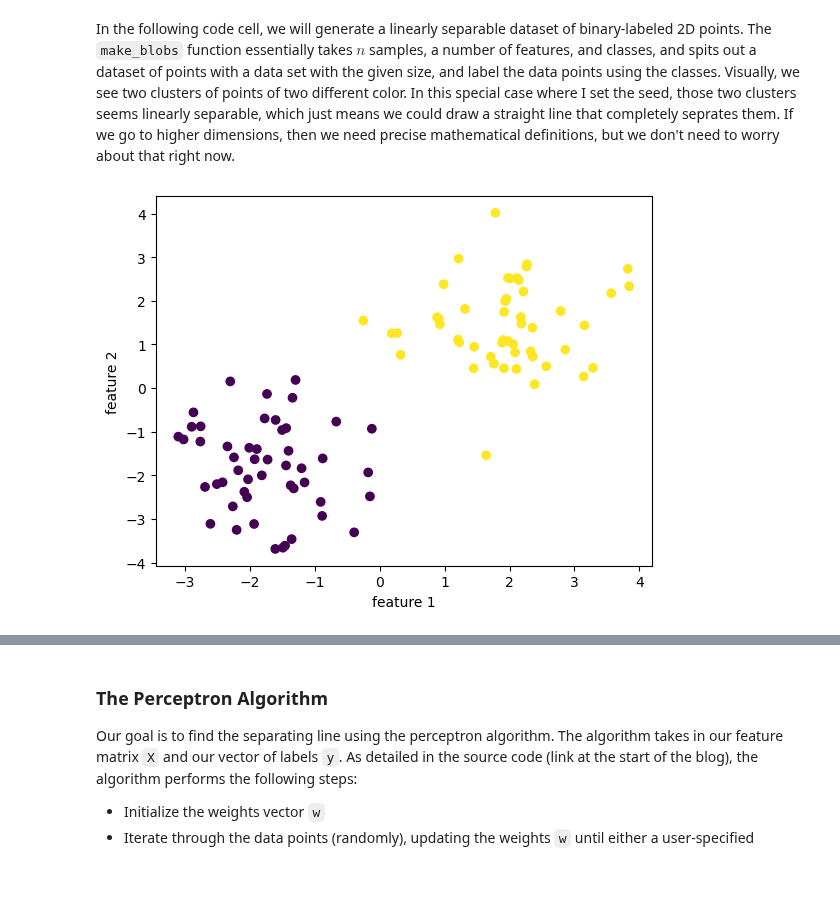
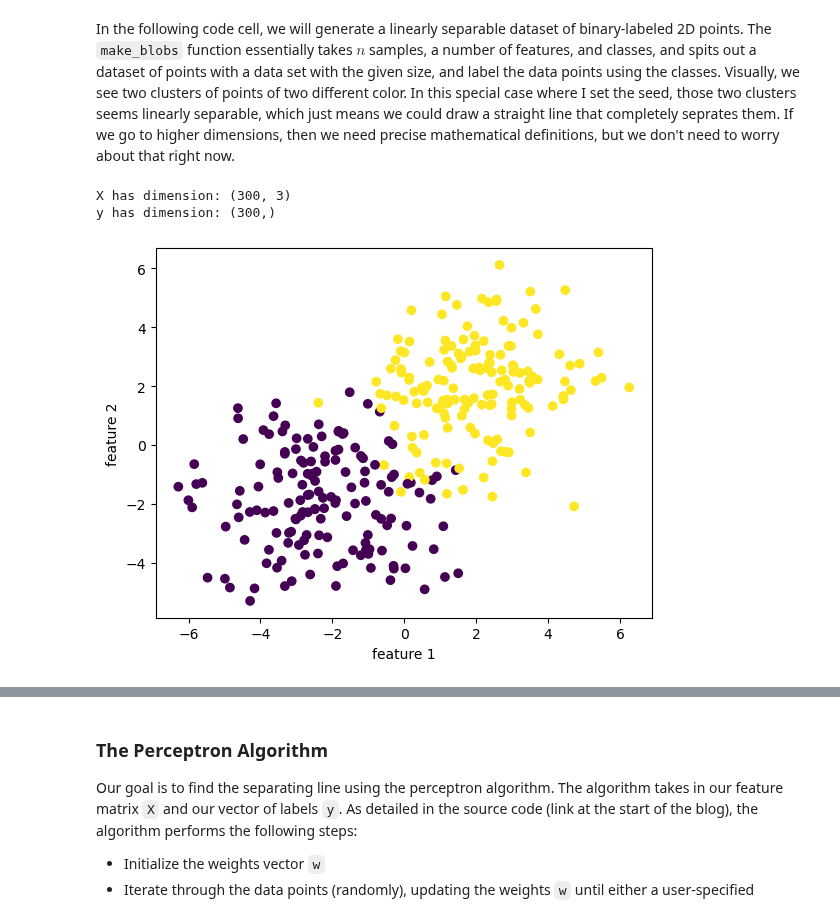
Before and after one commit to Xianzhiwang1/CS0451-page-site, a Jupyter notebook: posts/my-blog-post-01/index.ipynb, the cells around one changed output, grey strips where cells are left out. Cells and saved outputs as stored; diff of their text form; code cells hidden in the pictures; blank space fills up the shorter version.

```diff
--- a/posts/my-blog-post-01/index.ipynb
+++ b/posts/my-blog-post-01/index.ipynb
@@ -33,14 +33,15 @@ from sklearn.datasets import make_blobs
 # %% [markdown]
 In the following code cell, we will generate a linearly separable dataset of binary-labeled 2D points. The `make_blobs` function essentially takes $n$ samples, a number of features, and classes, and spits out a dataset of points with a data set with the given size, and label the data points using the classes. Visually, we see two clusters of points of two different color. In this special case where I set the seed, those two clusters seems linearly separable, which just means we could draw a straight line that completely seprates them. If we go to higher dimensions, then we need precise mathematical definitions, but we don't need to worry about that right now.
 # %%
-np.random.seed(42)
-n=100
+n=300
 p_features = 3
-
-X, y = make_blobs(n_samples = 100, n_features=p_features-1, centers=[ (-1.7,-1.7, -1.7), (1.7,1.7, 1.7) ])
-
+X, y = make_blobs(n_samples = n, n_features=p_features-1, centers=[ (-2,-2,-2), (2,2,2) ], cluster_std=1.6)
 fig=plt.scatter(X[:,0], X[:,1], c=y)
 xlab=plt.xlabel("feature 1")
 ylab=plt.ylabel("feature 2")
+print(f"X has dimension: {X.shape}")
+print(f"y has dimension: {y.shape}")
 # %% [output]
+X has dimension: (300, 3)
+y has dimension: (300,)
-[figure, old version]
+[figure, new version]
```
Also changed, not shown: parts of 39 cells of this notebook, 16 other files.
